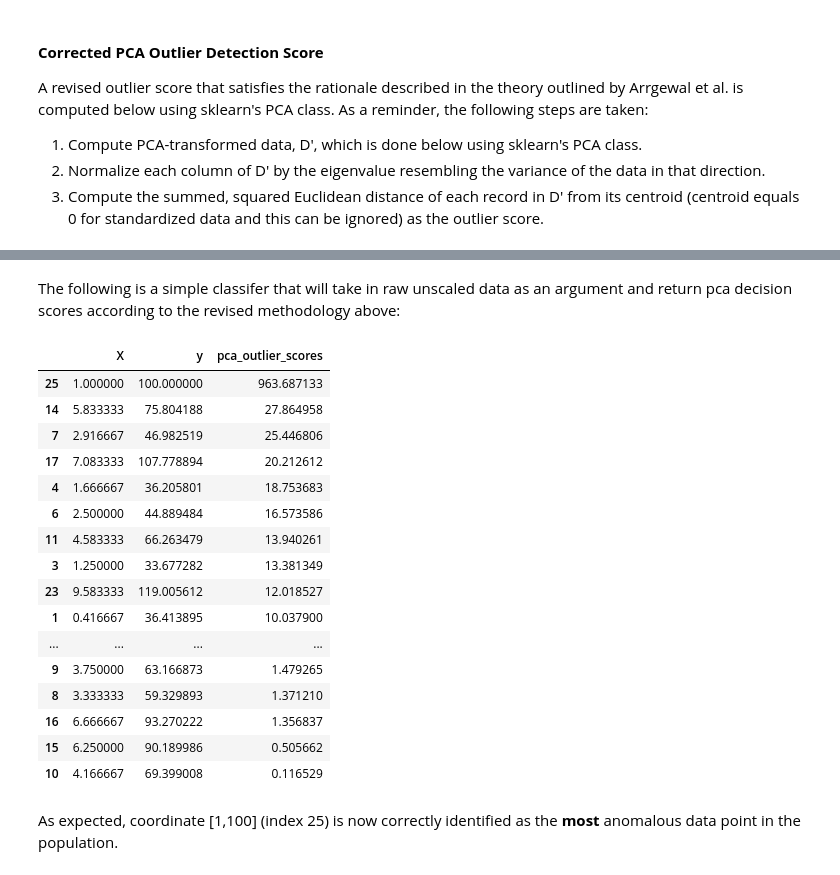
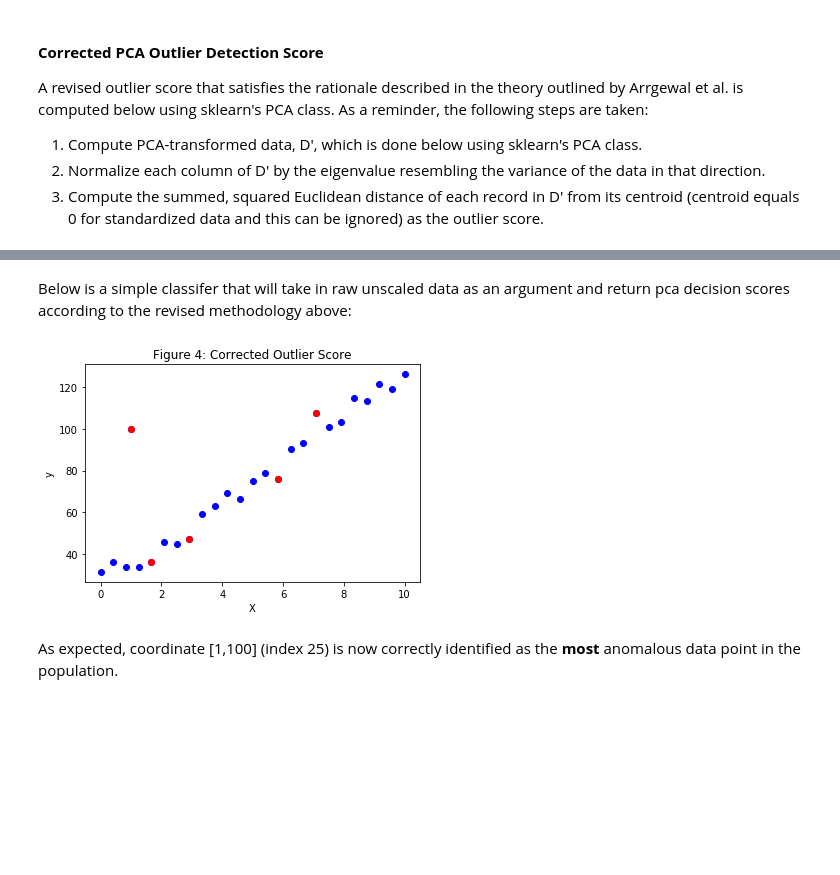
Before and after one commit to juliamariglia/pca-outlier-detection, a Jupyter notebook: pca_outlier_detection.ipynb, the cells around one changed output, grey strips where cells are left out. Cells and saved outputs as stored; diff of their text form; code cells hidden in the pictures; blank space fills up the shorter version.

```diff
--- a/pca_outlier_detection.ipynb
+++ b/pca_outlier_detection.ipynb
@@ -163,9 +142,6 @@ decision_scores_raw_ = np.sum(
             distance.cdist(df[['X','y']], selected_components_) / selected_w_components_,
             axis=1).ravel()
 
-# confirming the calculation is understood
-df['pyod_pca_outlier_scores_manual'] = decision_scores_raw_ # same df displayed above, with manually calculated outlier scores in final column
-df.pyod_pca_outlier_scores = df.pyod_pca_outlier_scores
-
-df.style.apply(colour_anomalies, axis=None)
+# confirming my manual calc is the same as PyOD classifier output
+set(df.pyod_pca_outlier_scores.round(4)) == set(decision_scores_raw_.round(4))
 # %% [output]
@@ -218,5 +169,5 @@ array([9.32264902e+00, 1.00378998e+01, 5.08718625e+00, 1.33813490e+01,
 # %% [markdown]
-The following is a simple classifer that will take in raw unscaled data as an argument and return pca decision scores according to the revised methodology above:
+Below is a simple classifer that will take in raw unscaled data as an argument and return pca decision scores according to the revised methodology above:
 # %%
 from sklearn.decomposition import PCA as sklearn_PCA
 from pyod.utils.utility import check_parameter
@@ -257,25 +208,22 @@ class PCA():
 data = pd.DataFrame({'X':X,'y':y}) # unscaled
 pca_od = PCA()
 pca_od.fit_transform(data)
-data['pca_outlier_scores'] = pca_od.decision_scores_
-data.sort_values(by='pca_outlier_scores', ascending=False)
+data['corrected_pca_outlier_scores'] = pca_od.decision_scores_
-# %% [output]
-|  | X | y | pca_outlier_scores |
-| 25 | 1.000000 | 100.000000 | 963.687133 |
-| 14 | 5.833333 | 75.804188 | 27.864958 |
-| 7 | 2.916667 | 46.982519 | 25.446806 |
-| 17 | 7.083333 | 107.778894 | 20.212612 |
-| 4 | 1.666667 | 36.205801 | 18.753683 |
-| 6 | 2.500000 | 44.889484 | 16.573586 |
-| 11 | 4.583333 | 66.263479 | 13.940261 |
-| 3 | 1.250000 | 33.677282 | 13.381349 |
-| 23 | 9.583333 | 119.005612 | 12.018527 |
-| 1 | 0.416667 | 36.413895 | 10.037900 |
-| ... | ... | ... | ... |
-| 9 | 3.750000 | 63.166873 | 1.479265 |
-| 8 | 3.333333 | 59.329893 | 1.371210 |
-| 16 | 6.666667 | 93.270222 | 1.356837 |
-| 15 | 6.250000 | 90.189986 | 0.505662 |
-| 10 | 4.166667 | 69.399008 | 0.116529 |
+# %%
+data['ranked_anomalies'] = data.corrected_pca_outlier_scores.rank(ascending=False).astype('int')
+
+X_pyod_anomaly = data[data.ranked_anomalies<=5]['X']
+y_pyod_anomaly = data[data.ranked_anomalies<=5]['y']
+
+plt.scatter(data.X, data.y, c='blue') # non-outliers
+# plt.scatter(X_anomaly, y_anomaly, c='green') # true outlier
+plt.scatter(X_pyod_anomaly, y_pyod_anomaly, c='red') # top 20% corrected outliers
+
+plt.title('Figure 4: Corrected Outlier Score')
+plt.xlabel('X')
+plt.ylabel('y')
+plt.show()
+# %% [output]
+[figure, added]
 # %% [markdown]
 As expected, coordinate [1,100] (index 25) is now correctly identified as the **most** anomalous data point in the population.
```
Also changed, not shown: parts of 8 cells of this notebook, 1 other file.
